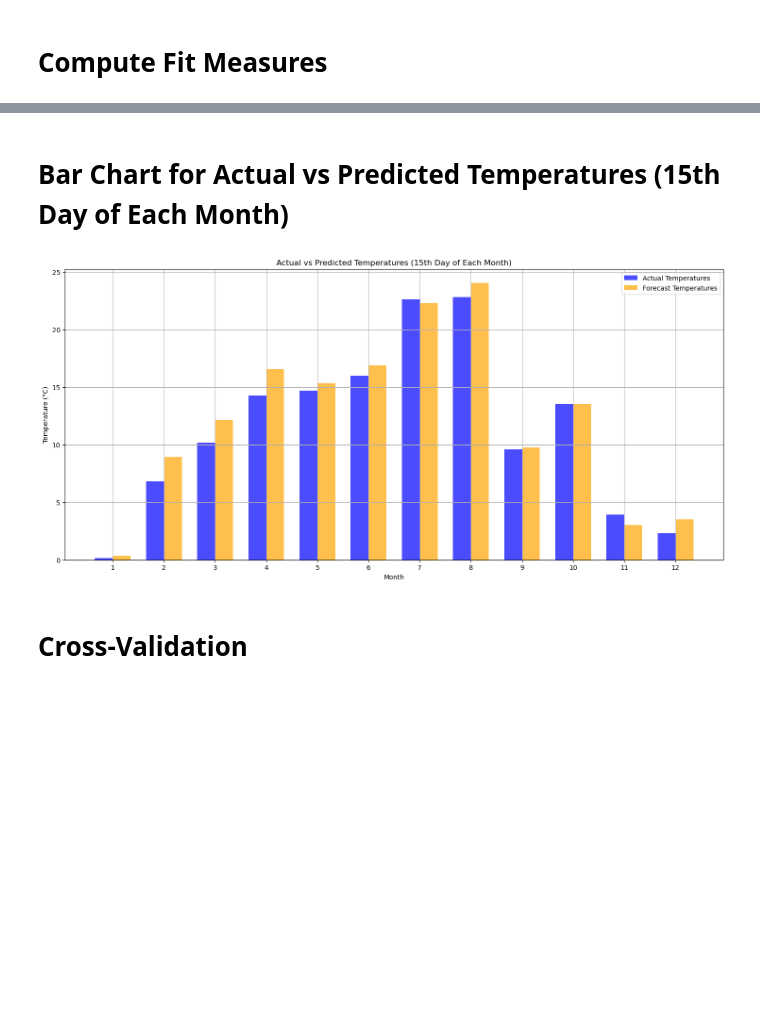
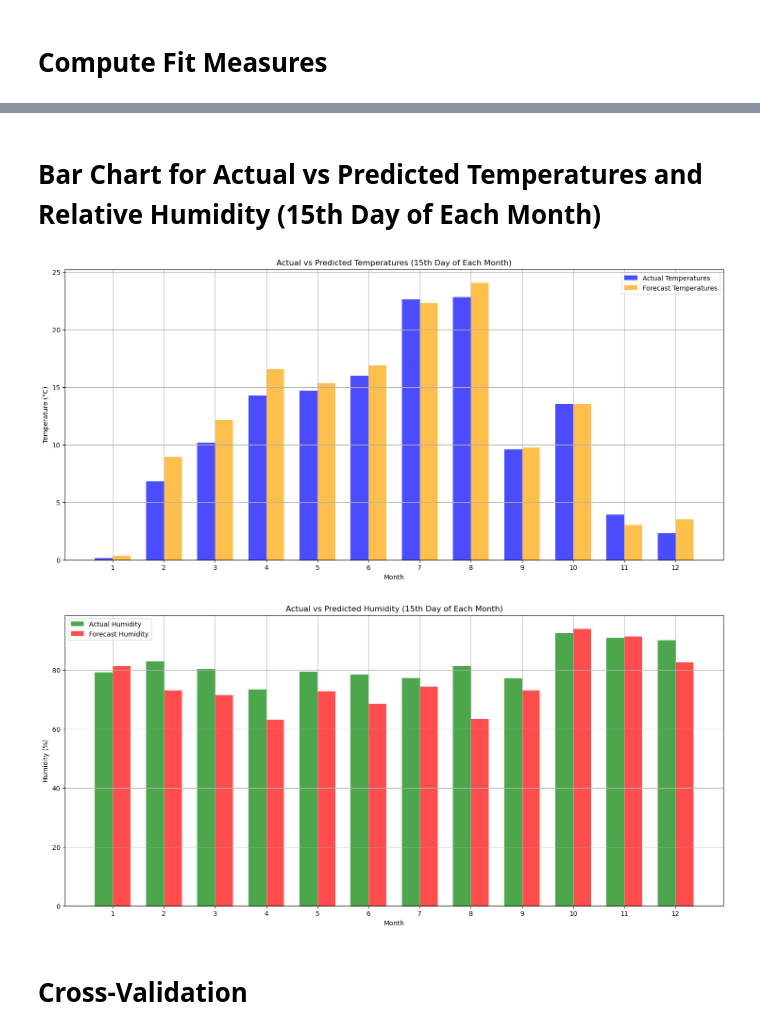
Before and after one commit to fdrmic/dataanalyticsproject, a Jupyter notebook: notebooks/model_evaluation.ipynb, the cells around one changed output, grey strips where cells are left out. Cells and saved outputs as stored; diff of their text form; code cells hidden in the pictures; blank space fills up the shorter version.

```diff
--- a/notebooks/model_evaluation.ipynb
+++ b/notebooks/model_evaluation.ipynb
@@ -121,41 +152,52 @@ Significant differences exist in forecast temperatures across months.
 # %% [markdown]
-# Bar Chart for Actual vs Predicted Temperatures (15th Day of Each Month)
+# Bar Chart for Actual vs Predicted Temperatures and Relative Humidity (15th Day of Each Month)
 # %%
-# Prepare data for the bar chart
-# Group the data by 'month' and calculate the mean of the temperatures
-monthly_data = merged_df.groupby(merged_df['datetime'].dt.month).agg(
-    actual_temp=('temperature_2m_actual', 'mean'),
-    forecast_temp=('temperature_2m_forecast', 'mean')
-)
+# Prepare data for the bar charts
+if not merged_df.empty:
+    monthly_data = merged_df.groupby(merged_df['datetime'].dt.month).agg(
+        actual_temp=('temperature_2m_actual', 'mean'),
+        forecast_temp=('temperature_2m_forecast', 'mean'),
+        actual_humidity=('relative_humidity_2m_actual', 'mean'),
+        forecast_humidity=('relative_humidity_2m_forecast', 'mean')
+    )
 
-# Set the months on the X-axis
-months = np.arange(1, 13)
+    # Set the months on the X-axis
+    months = np.arange(1, 13)
 
-# Set the width for the bars
-bar_width = 0.35
+    # Set the width for the bars
+    bar_width = 0.35
 
-# Set the X positions for the bars
-index = np.arange(len(months))
+    # Set the X positions for the bars
+    index = np.arange(len(months))
 
-# Create a bar chart
-plt.figure(figsize=(18, 8))
-plt.bar(index, monthly_data['actual_temp'], bar_width, label='Actual Temperatures', color='blue', alpha=0.7)
-plt.bar(index + bar_width, monthly_data['forecast_temp'], bar_width, label='Forecast Temperatures', color='orange', alpha=0.7)
+    # Bar chart for temperatures
+    plt.figure(figsize=(18, 8))
+    plt.bar(index - bar_width / 2, monthly_data['actual_temp'], bar_width, label='Actual Temperatures', color='blue', alpha=0.7)
+    plt.bar(index + bar_width / 2, monthly_data['forecast_temp'], bar_width, label='Forecast Temperatures', color='orange', alpha=0.7)
+    plt.title('Actual vs Predicted Temperatures (15th Day of Each Month)')
+    plt.xlabel('Month')
+    plt.ylabel('Temperature (°C)')
+    plt.xticks(index, months)
+    plt.legend()
+    plt.grid(True)
+    plt.show()
 
-# Adding titles and labels
-plt.title('Actual vs Predicted Temperatures (15th Day of Each Month)')
-plt.xlabel('Month')
-plt.ylabel('Temperature (°C)')
-plt.xticks(index + bar_width / 2, months)  # Place the x-ticks at the middle of the bars
-plt.legend()
-
-# Display the grid
-plt.grid(True)
-
-# Show the plot
-plt.show()
+    # Bar chart for humidity
+    plt.figure(figsize=(18, 8))
+    plt.bar(index - bar_width / 2, monthly_data['actual_humidity'], bar_width, label='Actual Humidity', color='green', alpha=0.7)
+    plt.bar(index + bar_width / 2, monthly_data['forecast_humidity'], bar_width, label='Forecast Humidity', color='red', alpha=0.7)
+    plt.title('Actual vs Predicted Humidity (15th Day of Each Month)')
+    plt.xlabel('Month')
+    plt.ylabel('Humidity (%)')
+    plt.xticks(index, months)
+    plt.legend()
+    plt.grid(True)
+    plt.show()
+else:
+    print("No data available for bar charts.")
 # %% [output]
 [figure]
+[figure, added]
 # %% [markdown]
 # Cross-Validation
 # %%
```
Also changed, not shown: parts of 7 cells of this notebook, 1 other file.
